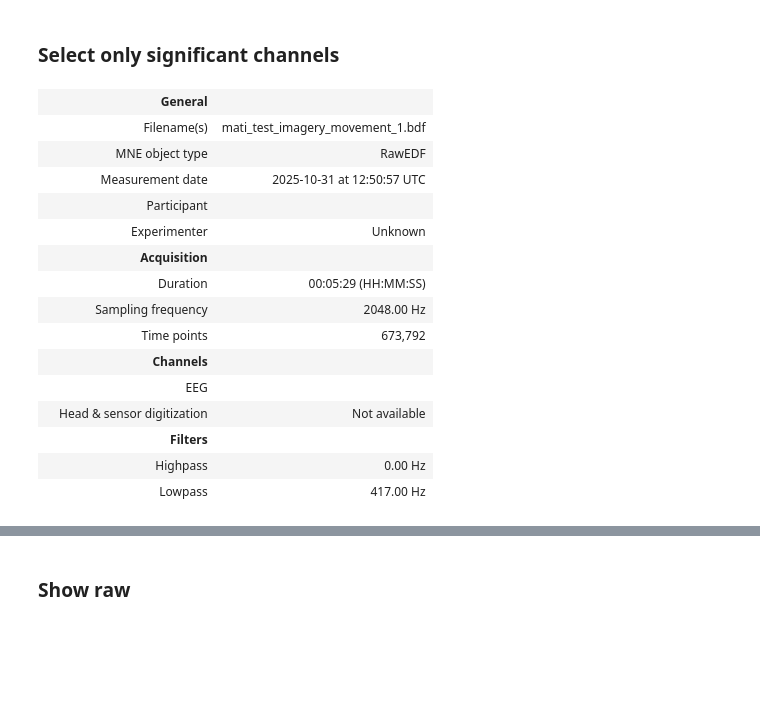
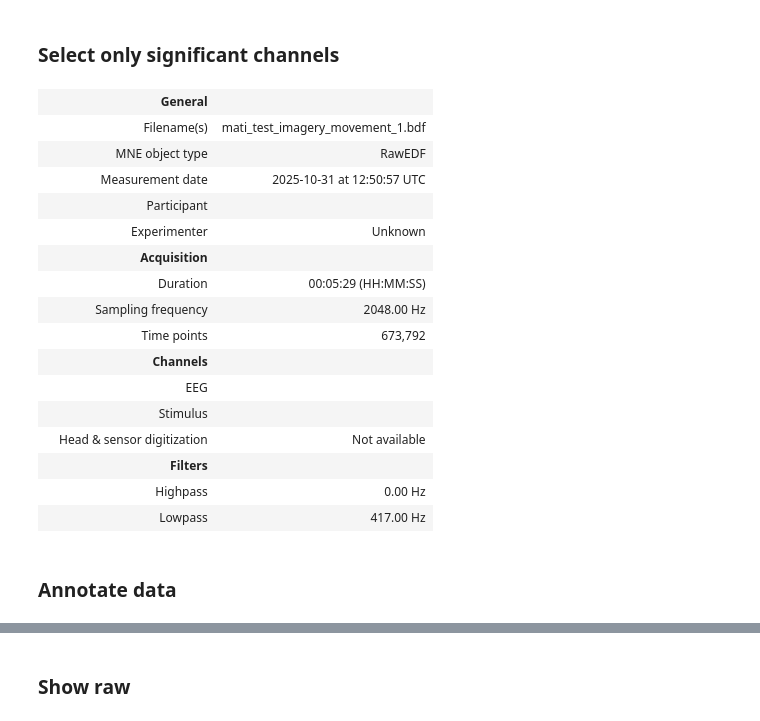
Before and after one commit to luluu9/BCI2025-sandbox, a Jupyter notebook: 0. start.ipynb, the cells around one changed output, grey strips where cells are left out. Saved outputs shown, nothing was run; the diff lists cells and outputs as text; code cells hidden in the pictures; blank space fills up the shorter version.

```diff
--- a/0. start.ipynb
+++ b/0. start.ipynb
@@ -14,21 +29,25 @@ Reading 0 ... 673791  =      0.000 ...   329.000 secs...
 # %% [markdown]
 ### Select only significant channels
 # %%
-raw.pick(picks=["A1", "A2", "A3", "A4", "A5", "A6", "A7", "A8", "A9", "A10", "A11", "A12", "A13", "A14", "A15", "A16"]).load_data()
+eeg_channels = ["A1", "A2", "A3", "A4", "A5", "A6", "A7", "A8", "A9", "A10", "A11", "A12", "A13", "A14", "A15", "A16"]
+raw.pick(picks=eeg_channels+["Status"]).load_data()
 # %% [output]
 |  | General |  |
 |  | Filename(s) | mati_test_imagery_movement_1.bdf |
 |  | MNE object type | RawEDF |
 |  | Measurement date | 2025-10-31 at 12:50:57 UTC |
 |  | Participant |  |
 |  | Experimenter | Unknown |
 |  | Acquisition |  |
 |  | Duration | 00:05:29 (HH:MM:SS) |
 |  | Sampling frequency | 2048.00 Hz |
 |  | Time points | 673,792 |
 |  | Channels |  |
 |  | EEG |  |
+|  | Stimulus |  |
 |  | Head & sensor digitization | Not available |
 |  | Filters |  |
 |  | Highpass | 0.00 Hz |
 |  | Lowpass | 417.00 Hz |
+# %% [markdown]
+### Annotate data
```
Also changed, not shown: parts of 5 cells of this notebook.
